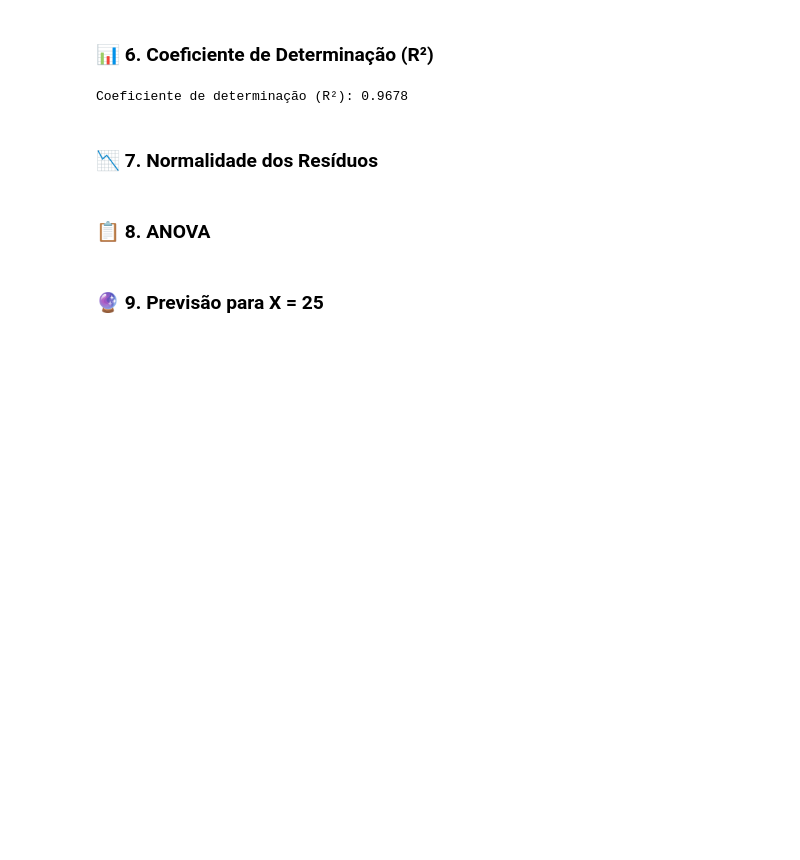
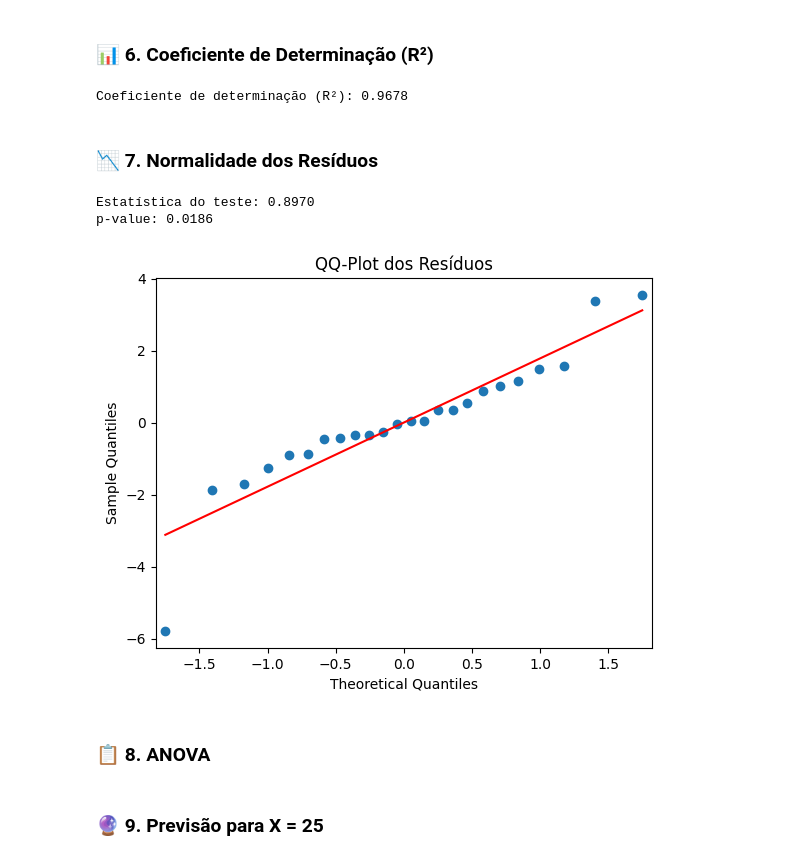
Before and after one commit to ksobreira/correlation-and-regression-analysis, a Jupyter notebook: notebooks/correlacao_regressao.ipynb, the cells around one changed output. Drawn from its saved outputs; the diff is of its cells as text; code cells hidden in the pictures; blank space fills up the shorter version.

Commit message:
feat: analyze residuals normality

```diff
--- a/notebooks/correlacao_regressao.ipynb
+++ b/notebooks/correlacao_regressao.ipynb
@@ -115,6 +115,23 @@ print(f"Coeficiente de determinação (R²): {r2:.4f}")
 Coeficiente de determinação (R²): 0.9678
 # %% [markdown]
 ### 📉 7. Normalidade dos Resíduos
+# %%
+residuos = modelo.resid
+stat, p_value = stats.shapiro(residuos)
+
+print(f"Estatística do teste: {stat:.4f}")
+print(f"p-value: {p_value:.4f}")
+
+sm.qqplot(residuos, line='s')
+
+plt.title("QQ-Plot dos Resíduos")
+
+plt.savefig("../reports/figures/qqplot_residuos.png", dpi=300)
+plt.show()
+# %% [output]
+Estatística do teste: 0.8970
+p-value: 0.0186
+[figure, added]
 # %% [markdown]
 ### 📋 8. ANOVA
 # %% [markdown]
```
